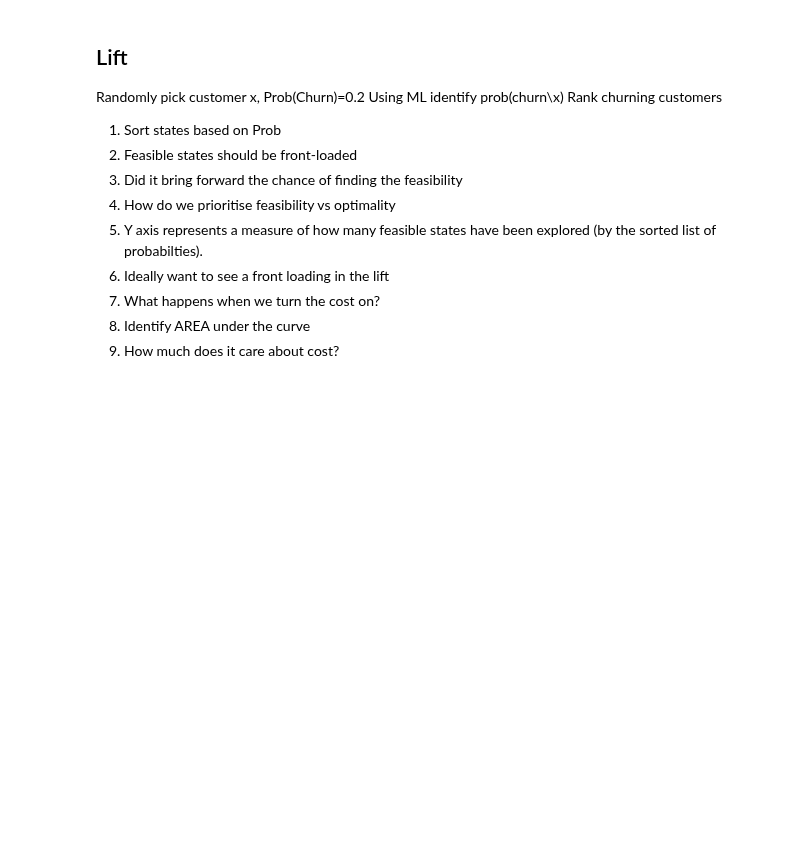
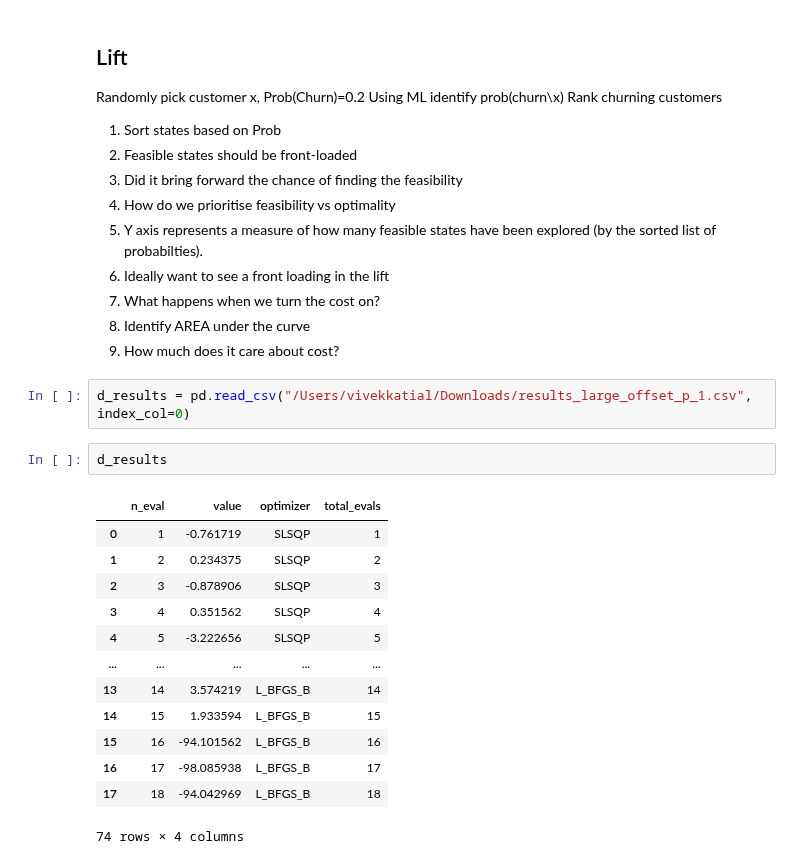
Before and after one commit to vivekkatial/HAQC, a Jupyter notebook: notebooks/07-tsp-with-zero-cost.ipynb, the cells around one changed output. Drawn from its saved outputs; the diff is of its cells as text; blank space fills up the shorter version.

```diff
--- a/notebooks/07-tsp-with-zero-cost.ipynb
+++ b/notebooks/07-tsp-with-zero-cost.ipynb
@@ -717,3 +717,21 @@ Rank churning customers
 7. What happens when we turn the cost on?
 8. Identify AREA under the curve
 9. How much does it care about cost?
+# %%
+d_results = pd.read_csv("/Users/vivekkatial/Downloads/results_large_offset_p_1.csv", index_col=0)
+# %%
+d_results
+# %% [output]
+|  | n_eval | value | optimizer | total_evals |
+| 0 | 1 | -0.761719 | SLSQP | 1 |
+| 1 | 2 | 0.234375 | SLSQP | 2 |
+| 2 | 3 | -0.878906 | SLSQP | 3 |
+| 3 | 4 | 0.351562 | SLSQP | 4 |
+| 4 | 5 | -3.222656 | SLSQP | 5 |
+| ... | ... | ... | ... | ... |
+| 13 | 14 | 3.574219 | L_BFGS_B | 14 |
+| 14 | 15 | 1.933594 | L_BFGS_B | 15 |
+| 15 | 16 | -94.101562 | L_BFGS_B | 16 |
+| 16 | 17 | -98.085938 | L_BFGS_B | 17 |
+| 17 | 18 | -94.042969 | L_BFGS_B | 18 |
+74 rows × 4 columns
```
Also changed, not shown: parts of 3 cells of this notebook, 14 other files.
